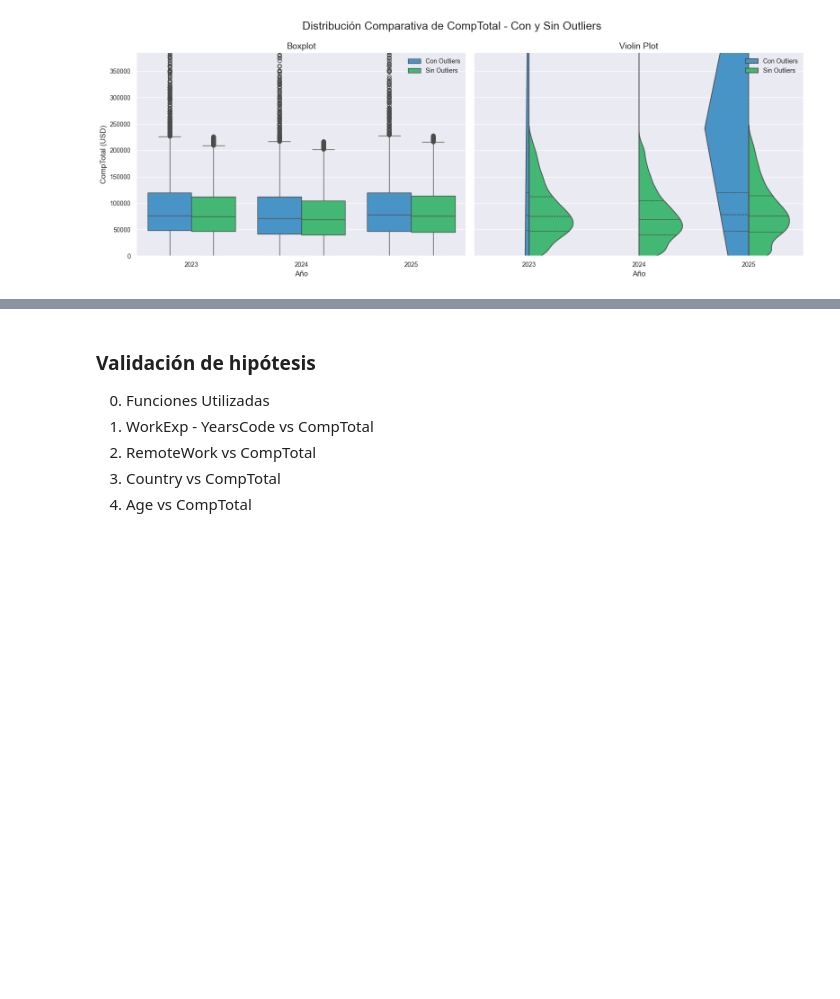
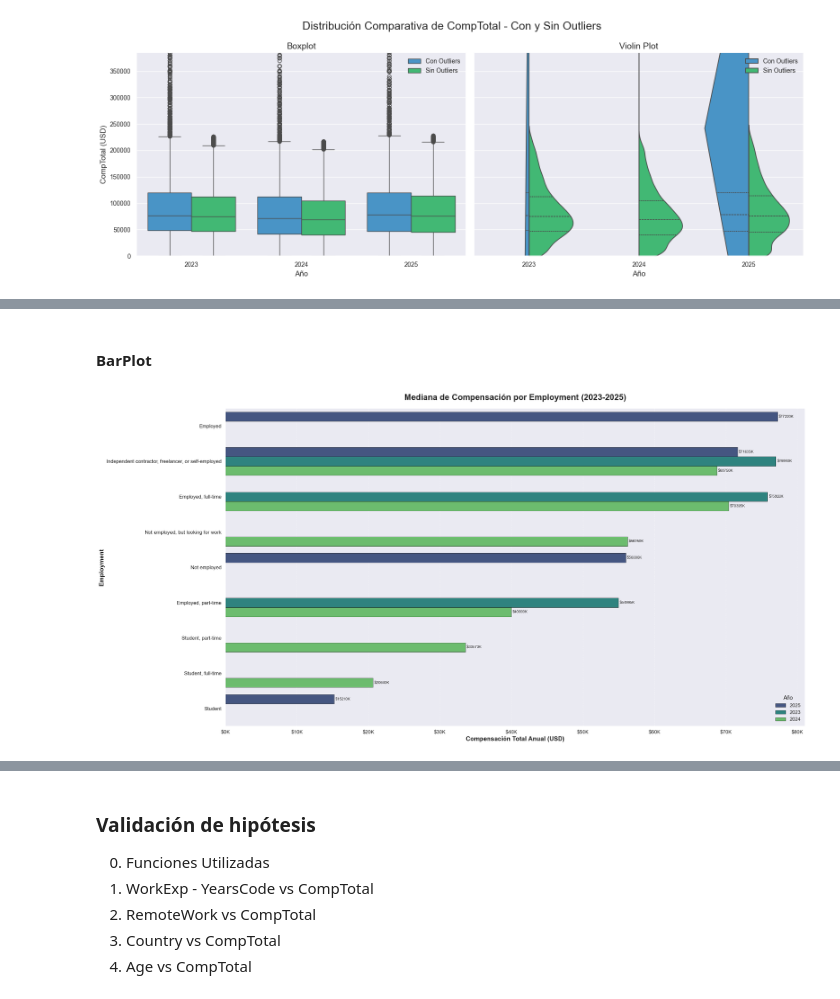
Before and after one commit to Maidana0/encuestas-stack-overflow, a Jupyter notebook: Proyecto_Final_Maidana_Franco.ipynb, the cells around one changed output, grey strips where cells are left out. Drawn from its saved outputs; the diff is of its cells as text; code cells hidden in the pictures; blank space fills up the shorter version.

```diff
--- a/Proyecto_Final_Maidana_Franco.ipynb
+++ b/Proyecto_Final_Maidana_Franco.ipynb
@@ -1117,0 +1554,7 @@ graficar_distribucion_completa(df_con_outliers=df_filtrado, df_sin_outliers=df_f
+# %% [markdown]
+#### BarPlot
+# %%
+# Para Employment
+crear_grafico_categorico_comparativo(df_filtrado_sin_outliers, 'Employment',explotar=True)
+# %% [output]
+[figure, added]
```
Also changed, not shown: parts of 14 cells of this notebook.
